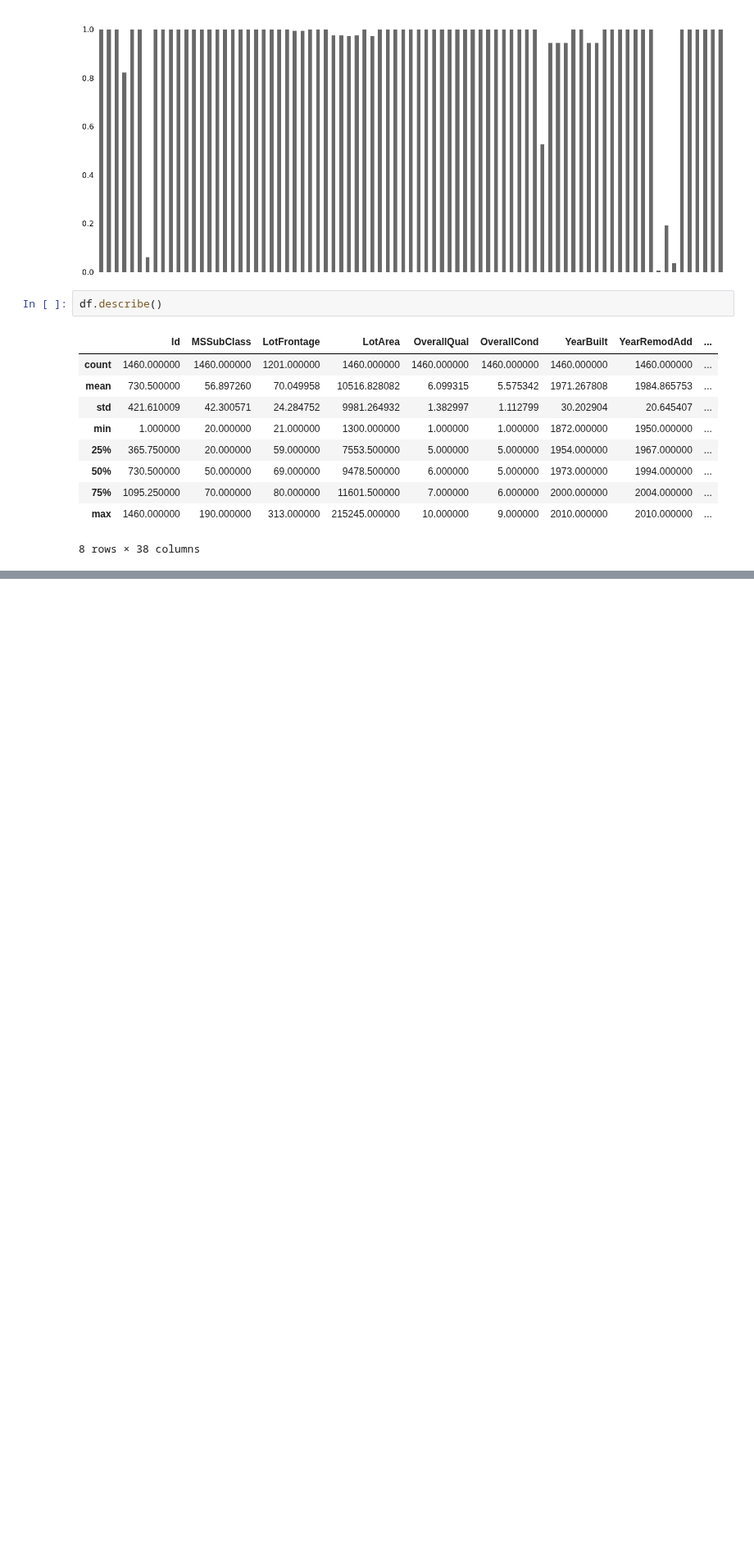
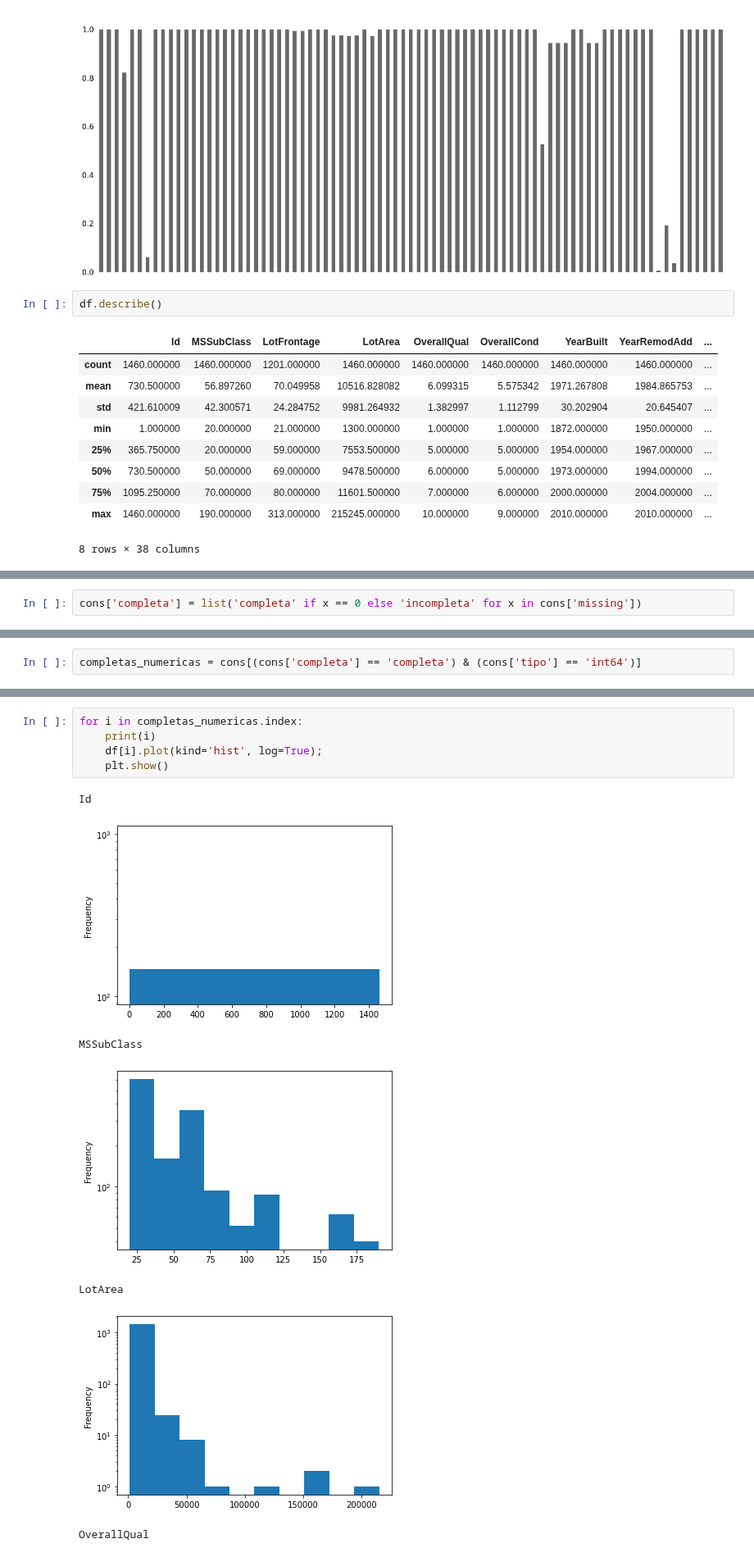
Before and after one commit to mikaelcordeiro/semanas, a Jupyter notebook: semana6/semana_6.ipynb, the cells around one changed output, grey strips where cells are left out. Shown at 82% size. Cells and saved outputs as stored; diff of their text form; blank space fills up the shorter version.

```diff
--- a/semana6/semana_6.ipynb
+++ b/semana6/semana_6.ipynb
@@ -107,0 +162,2 @@ for i in colunas:
+# %%
+cons['completa'] = list('completa' if x == 0 else 'incompleta' for x in cons['missing'])
@@ -107,0 +173,2 @@ for i in colunas:
+# %%
+completas_numericas = cons[(cons['completa'] == 'completa') & (cons['tipo'] == 'int64')]
@@ -107,0 +188,13 @@ for i in colunas:
+# %%
+for i in completas_numericas.index:
+    print(i)
+    df[i].plot(kind='hist', log=True);
+    plt.show()
+# %% [output]
+Id
+[figure, added]
+MSSubClass
+[figure, added]
+LotArea
+[figure, added]
+OverallQual
```
Also changed, not shown: parts of 14 cells of this notebook.
